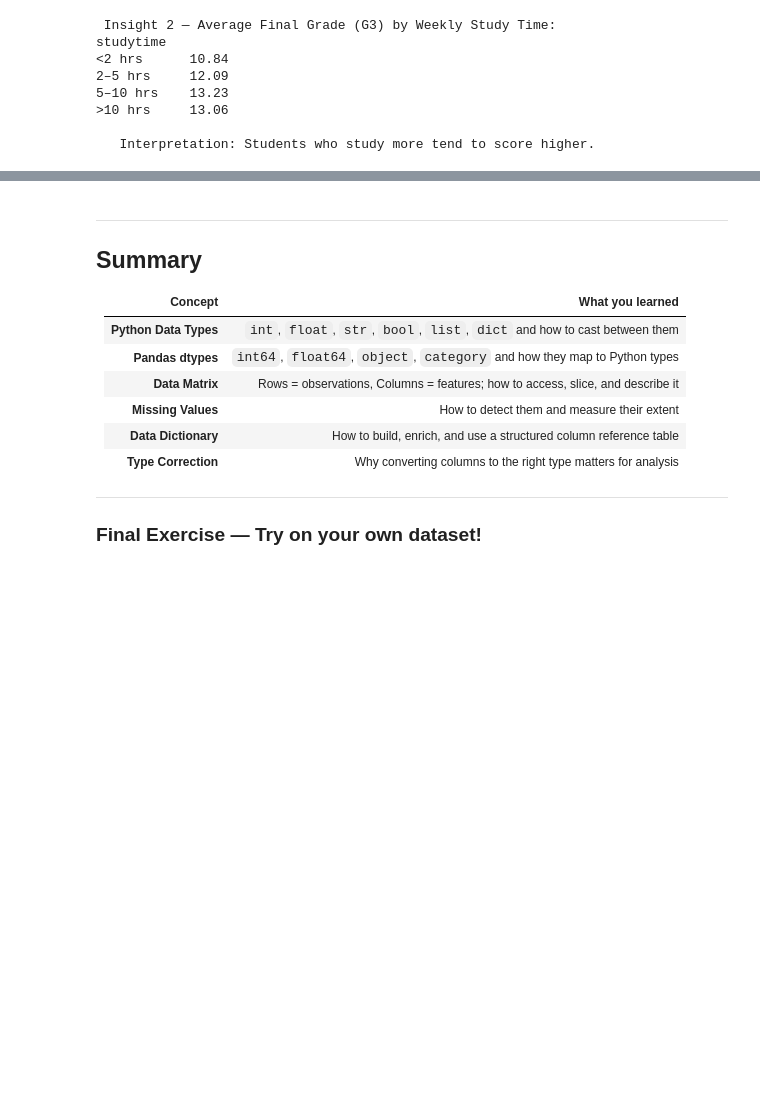
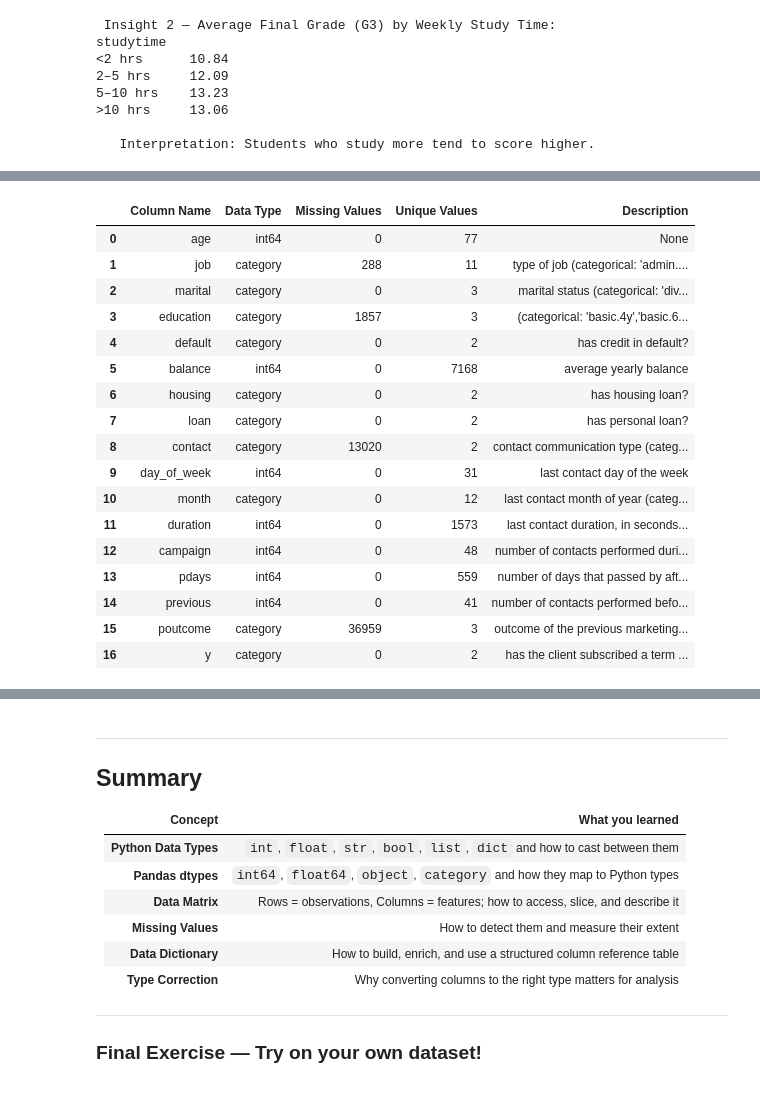
Before and after one commit to sahibshakhayev/IntroToDS, a Jupyter notebook: Solved/LB_1.ipynb, the cells around one changed output, grey strips where cells are left out. Cells and saved outputs as stored; diff of their text form; code cells hidden in the pictures; blank space fills up the shorter version.

```diff
--- a/Solved/LB_1.ipynb
+++ b/Solved/LB_1.ipynb
@@ -610,3 +610,67 @@ studytime
 >10 hrs     13.06
 
    Interpretation: Students who study more tend to score higher.
+# %%
+import pandas as pd
+import numpy as np
+from ucimlrepo import fetch_ucirepo
+
+
+bank_marketing = fetch_ucirepo(id=222)
+df = pd.concat([bank_marketing.data.features, bank_marketing.data.targets], axis=1)
+
+print(f"Dataset Shape: {df.shape[0]} rows, {df.shape[1]} columns\n")
+
+
+print("Missing Values per Column:")
+missing_vals = df.isnull().sum()
+print(missing_vals[missing_vals > 0] if missing_vals.any() else "None! The dataset has no missing values.\n")
+
+
+print("\nConverting text columns to categorical...")
+
+categorical_cols = ["job", "marital", "education", "default", "housing", "loan", "contact", "month", "poutcome", "y"]
+
+for col in categorical_cols:
+    if col in df.columns:
+        df[col] = df[col].astype("category")
+
+print("Conversion complete.\n")
+
+
+variable_descriptions = (
+    bank_marketing.variables
+    .set_index("name")["description"]
+    .to_dict()
+)
+
+data_dict = pd.DataFrame({
+    "Column Name": df.columns,
+    "Data Type": df.dtypes.astype(str).values,
+    "Missing Values": df.isnull().sum().values,
+    "Unique Values": df.nunique().values,
+    "Description": [variable_descriptions.get(col, "—") for col in df.columns]
+})
+
+print("Data Dictionary:")
+display(data_dict)
+
+
+df["y_numeric"] = df["y"].map({"yes": 1, "no": 0}).astype(float)
+
+
+print("\nInsight A — Campaign Success Rate by Marital Status:")
+
+success_by_marital = (df.groupby("marital", observed=True)["y_numeric"].mean() * 100).round(2)
+
+for status, rate in success_by_marital.items():
+    print(f"   {status.capitalize()}: {rate}%")
+print("   Interpretation: Single and divorced individuals were slightly more likely to subscribe than married ones.")
+
+
+print("\nInsight B — Average Age by Housing Loan Status:")
+age_by_housing = df.groupby("housing", observed=True)["age"].mean().round(1)
+print(f"   Has Housing Loan (yes): {age_by_housing['yes']} years old")
+print(f"   No Housing Loan (no):  {age_by_housing['no']} years old")
+print("   Interpretation: Customers without a housing loan tend to be slightly older on average.")
+# %% [output]
@@ -612,0 +690,18 @@ studytime
+|  | Column Name | Data Type | Missing Values | Unique Values | Description |
+| 0 | age | int64 | 0 | 77 | None |
+| 1 | job | category | 288 | 11 | type of job (categorical: 'admin.... |
+| 2 | marital | category | 0 | 3 | marital status (categorical: 'div... |
+| 3 | education | category | 1857 | 3 | (categorical: 'basic.4y','basic.6... |
+| 4 | default | category | 0 | 2 | has credit in default? |
+| 5 | balance | int64 | 0 | 7168 | average yearly balance |
+| 6 | housing | category | 0 | 2 | has housing loan? |
+| 7 | loan | category | 0 | 2 | has personal loan? |
+| 8 | contact | category | 13020 | 2 | contact communication type (categ... |
+| 9 | day_of_week | int64 | 0 | 31 | last contact day of the week |
+| 10 | month | category | 0 | 12 | last contact month of year (categ... |
+| 11 | duration | int64 | 0 | 1573 | last contact duration, in seconds... |
+| 12 | campaign | int64 | 0 | 48 | number of contacts performed duri... |
+| 13 | pdays | int64 | 0 | 559 | number of days that passed by aft... |
+| 14 | previous | int64 | 0 | 41 | number of contacts performed befo... |
+| 15 | poutcome | category | 36959 | 3 | outcome of the previous marketing... |
+| 16 | y | category | 0 | 2 | has the client subscribed a term ... |
```
Also changed, not shown: parts of 1 cell of this notebook.
